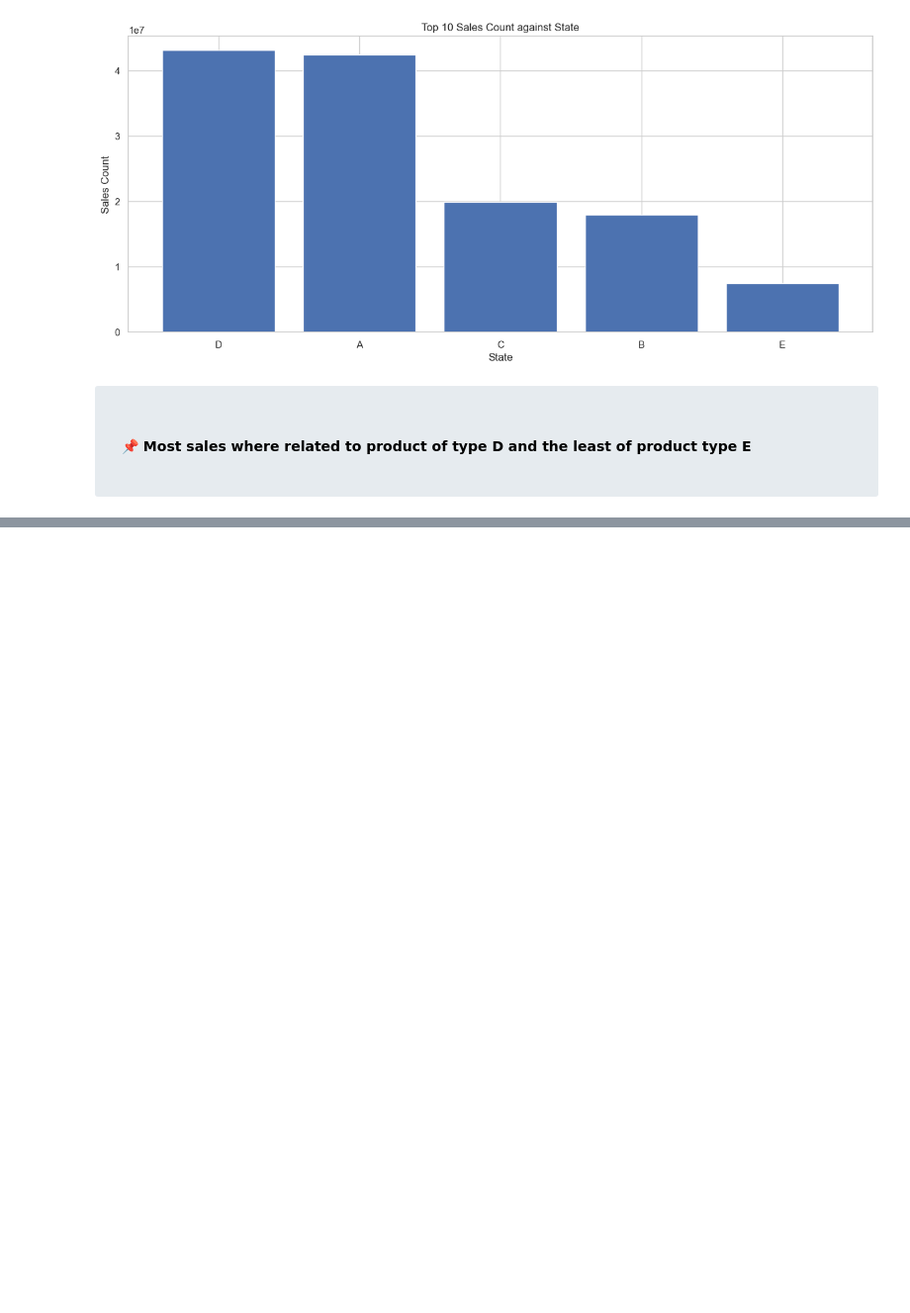
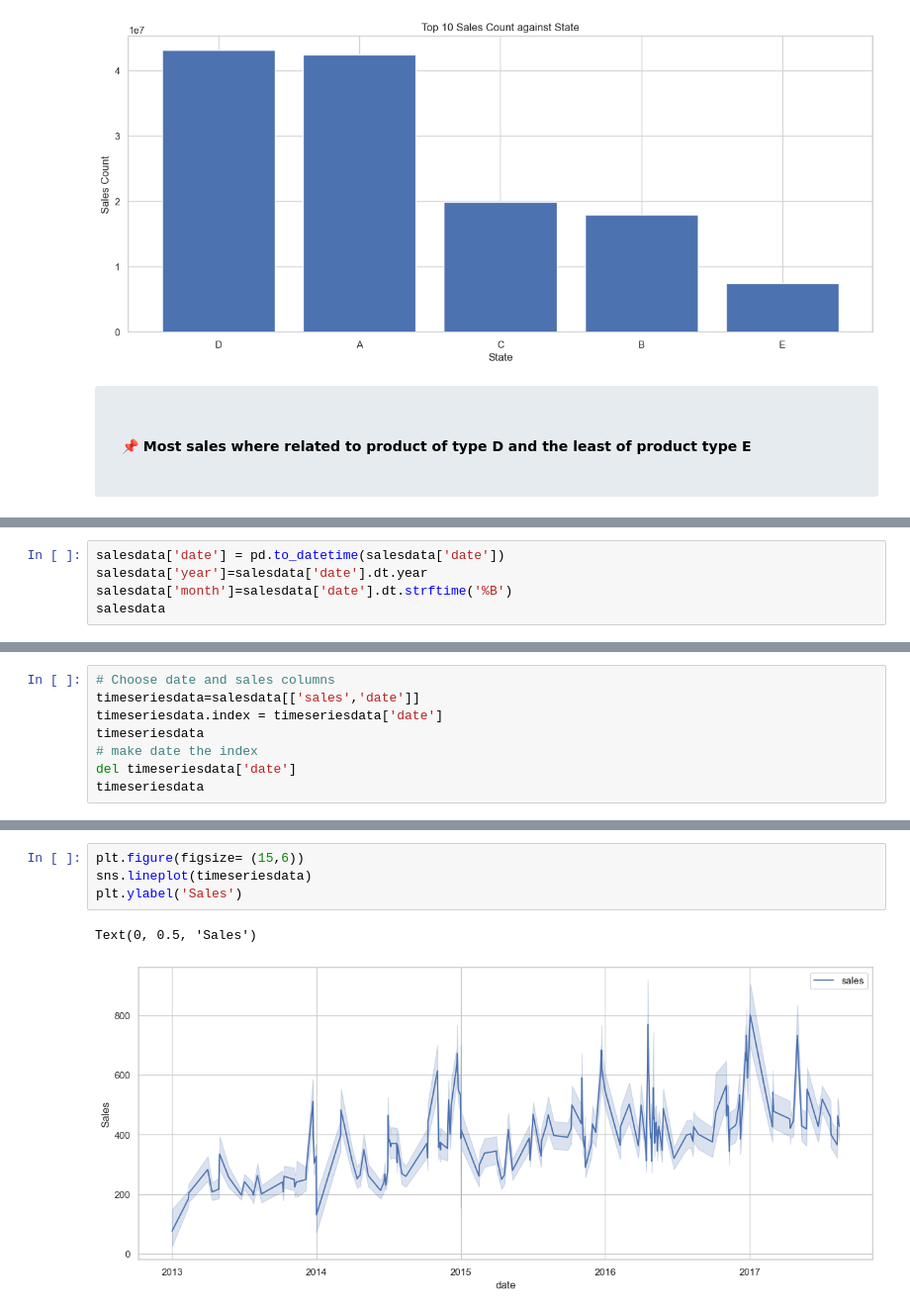
Before and after one commit to aaronayitey/LP3-Time-Series-Analysis, a Jupyter notebook: code.ipynb, the cells around one changed output, grey strips where cells are left out. Shown at 99% size. Cells and saved outputs as stored; diff of their text form; blank space fills up the shorter version.

Commit message:
Time series visualization of sales

```diff
--- a/code.ipynb
+++ b/code.ipynb
@@ -573,0 +580,5 @@ Text(0.5, 1.0, 'Top 10 Sales Count against State')
+# %%
+salesdata['date'] = pd.to_datetime(salesdata['date'])
+salesdata['year']=salesdata['date'].dt.year
+salesdata['month']=salesdata['date'].dt.strftime('%B')
+salesdata
@@ -573,0 +599,8 @@ Text(0.5, 1.0, 'Top 10 Sales Count against State')
+# %%
+# Choose date and sales columns
+timeseriesdata=salesdata[['sales','date']]
+timeseriesdata.index = timeseriesdata['date']
+timeseriesdata
+# make date the index
+del timeseriesdata['date']
+timeseriesdata
@@ -573,0 +627,7 @@ Text(0.5, 1.0, 'Top 10 Sales Count against State')
+# %%
+plt.figure(figsize= (15,6))
+sns.lineplot(timeseriesdata)
+plt.ylabel('Sales')
+# %% [output]
+Text(0, 0.5, 'Sales')
+[figure, added]
```
Also changed, not shown: parts of 20 cells of this notebook.
